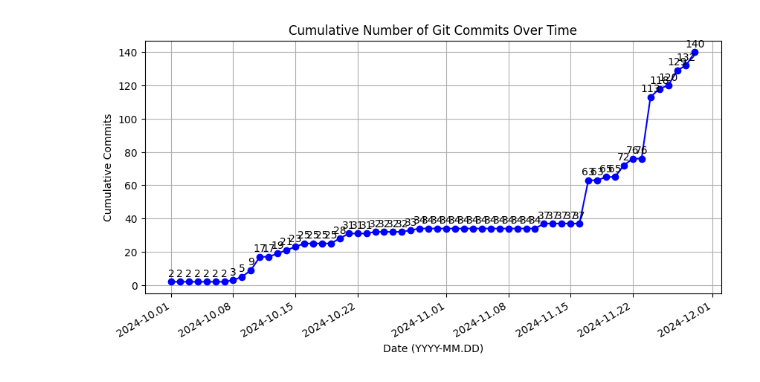
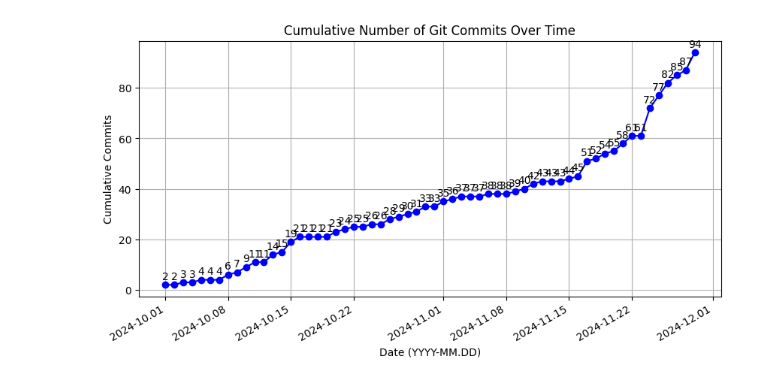
Before and after one commit to ursa-mikail/toolings, a Jupyter notebook: python/git/git_frequency_monitoring.ipynb, the cells around one changed output. Cells and saved outputs as stored; diff of their text form; code cells hidden in the pictures.

```diff
--- a/python/git/git_frequency_monitoring.ipynb
+++ b/python/git/git_frequency_monitoring.ipynb
@@ -72,38 +131,40 @@ import pandas as pd
 import matplotlib.pyplot as plt
 
 # Load the data
+file_git_commits_csv = './sample_data/git_commits.csv'  # Path to your CSV file
 df = pd.read_csv(file_git_commits_csv)
 
 # Convert the 'date' column to datetime format
 df['date'] = pd.to_datetime(df['date'], format='%Y-%m-%d')
 
-# Group by date and sum the commits
-df_grouped = df.groupby('date').sum().reset_index()
+# Group by date and count the number of commits (assuming 'repo' column exists)
+df_grouped = df.groupby('date').size().reset_index(name='commits')
 
 # Create a date range from the start to the end date in the data
 date_range = pd.date_range(start=df_grouped['date'].min(), end=df_grouped['date'].max())
 
 # Reindex the DataFrame to include all dates in the range and fill missing dates with 0 commits
 df_grouped = df_grouped.set_index('date').reindex(date_range, fill_value=0).rename_axis('date').reset_index()
 
 # Calculate cumulative commits for annotation
 df_grouped['cumulative_commits'] = df_grouped['commits'].cumsum()
 
 # Plot 1: Cumulative Commits Over Time
 plt.figure(figsize=(10, 5))
 plt.plot(df_grouped['date'], df_grouped['cumulative_commits'], marker='o', linestyle='-', color='b')
 plt.xlabel('Date (YYYY-MM.DD)')
 plt.ylabel('Cumulative Commits')
 plt.title('Cumulative Number of Git Commits Over Time')
 plt.grid(True)
 plt.gca().xaxis.set_major_formatter(plt.matplotlib.dates.DateFormatter('%Y-%m.%d'))
 plt.gcf().autofmt_xdate()  # Rotate date labels for better readability
 
 # Annotate the points with the cumulative number of commits
 for i, row in df_grouped.iterrows():
-    plt.annotate(row['cumulative_commits'], (row['date'], row['cumulative_commits']), textcoords="offset points", xytext=(0,5), ha='center')
+    plt.annotate(row['cumulative_commits'], (row['date'], row['cumulative_commits']),
+                 textcoords="offset points", xytext=(0,5), ha='center')
 
 # Show the first plot
 plt.show()
 # %% [output]
-[figure, old version]
+[figure, new version]
```
Also changed, not shown: parts of 3 cells of this notebook.
